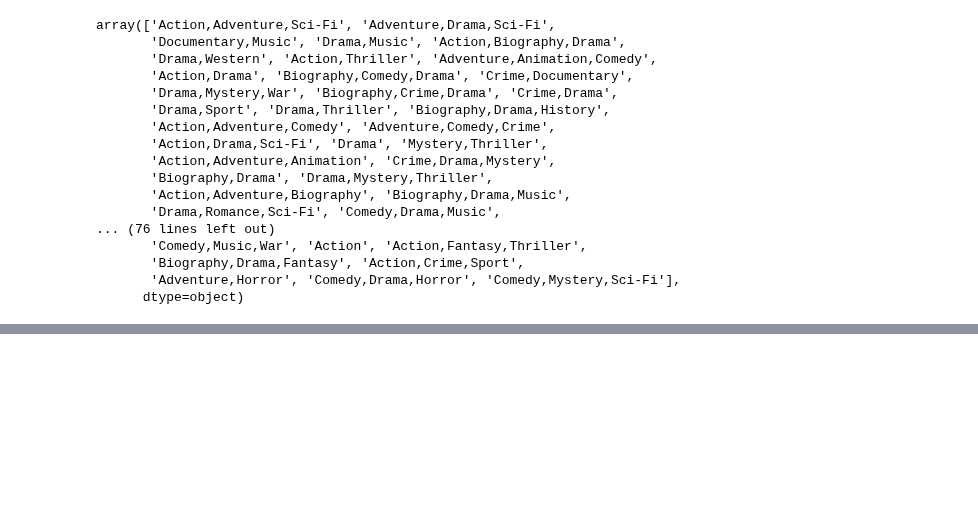
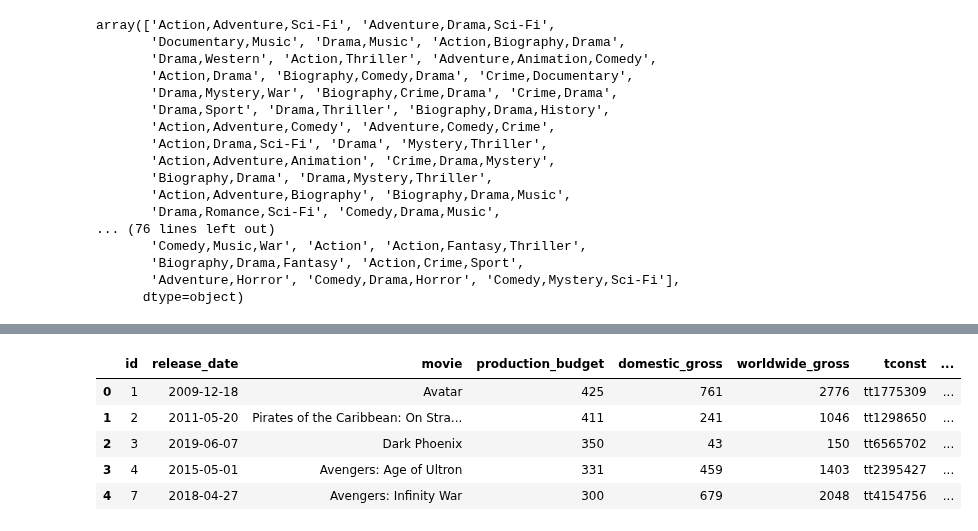
Before and after one commit to jskim1307/pj_Yuki_Lingxi, a Jupyter notebook: EDA_Yuki_2.ipynb, the cells around one changed output, grey strips where cells are left out. Drawn from its saved outputs; the diff is of its cells as text; code cells hidden in the pictures; blank space fills up the shorter version.

```diff
--- a/EDA_Yuki_2.ipynb
+++ b/EDA_Yuki_2.ipynb
@@ -428,0 +603,16 @@ array(['Action,Adventure,Sci-Fi', 'Adventure,Drama,Sci-Fi',
+# %%
+df_budget_genre2['production_budget'] = df_budget_genre2['production_budget'].map(remove_dollar).astype(int).map(lambda x: round(x / 1000000))
+df_budget_genre2['domestic_gross'] = df_budget_genre2['domestic_gross'].map(remove_dollar).astype(int).map(lambda x: round(x / 1000000))
+df_budget_genre2['worldwide_gross'] = df_budget_genre2['worldwide_gross'].map(remove_dollar).map(million)
+df_budget_genre2['total_revenue'] = df_budget_genre2['domestic_gross'] + df_budget_genre2['worldwide_gross']
+# %%
+df_budget_genre2['ROI'] = df_budget_genre2['total_revenue'] / df_budget_genre2['production_budget']
+# %%
+df_budget_genre2.head()
+# %% [output]
+|  | id | release_date | movie | production_budget | domestic_gross | worldwide_gross | tconst | ... |
+| 0 | 1 | 2009-12-18 | Avatar | 425 | 761 | 2776 | tt1775309 | ... |
+| 1 | 2 | 2011-05-20 | Pirates of the Caribbean: On Stra... | 411 | 241 | 1046 | tt1298650 | ... |
+| 2 | 3 | 2019-06-07 | Dark Phoenix | 350 | 43 | 150 | tt6565702 | ... |
+| 3 | 4 | 2015-05-01 | Avengers: Age of Ultron | 331 | 459 | 1403 | tt2395427 | ... |
+| 4 | 7 | 2018-04-27 | Avengers: Infinity War | 300 | 679 | 2048 | tt4154756 | ... |
```
Also changed, not shown: parts of 31 cells of this notebook.
